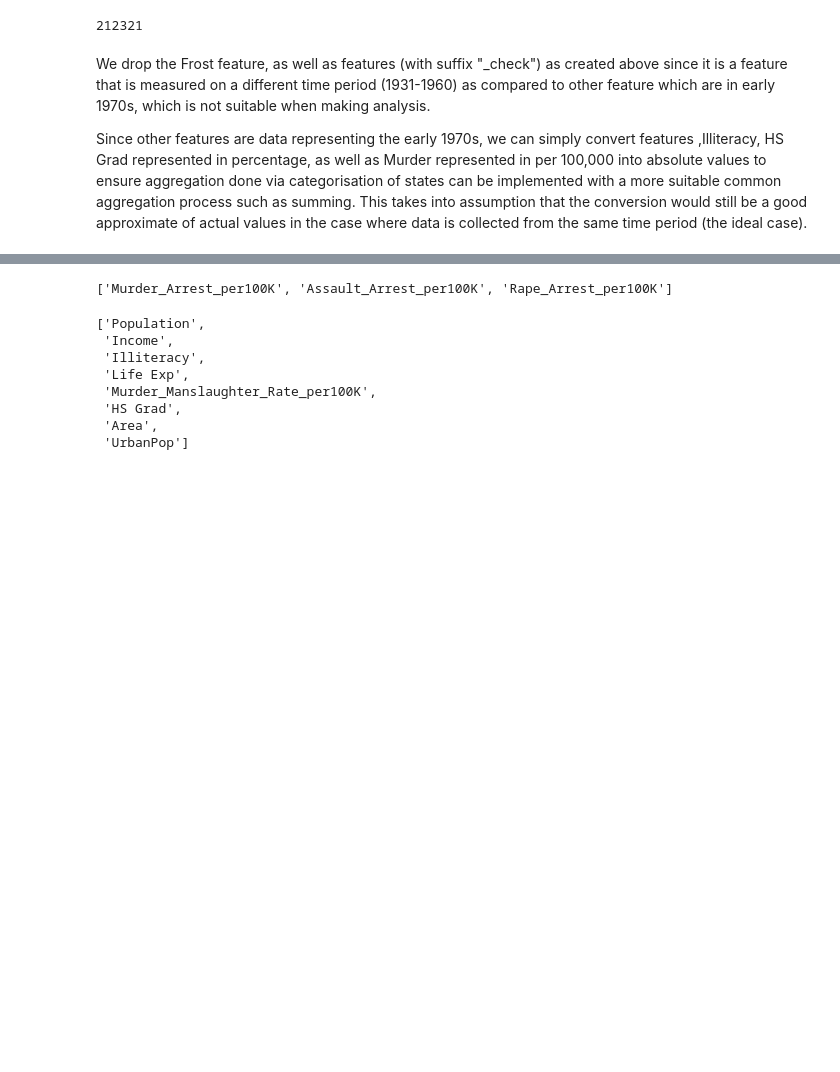
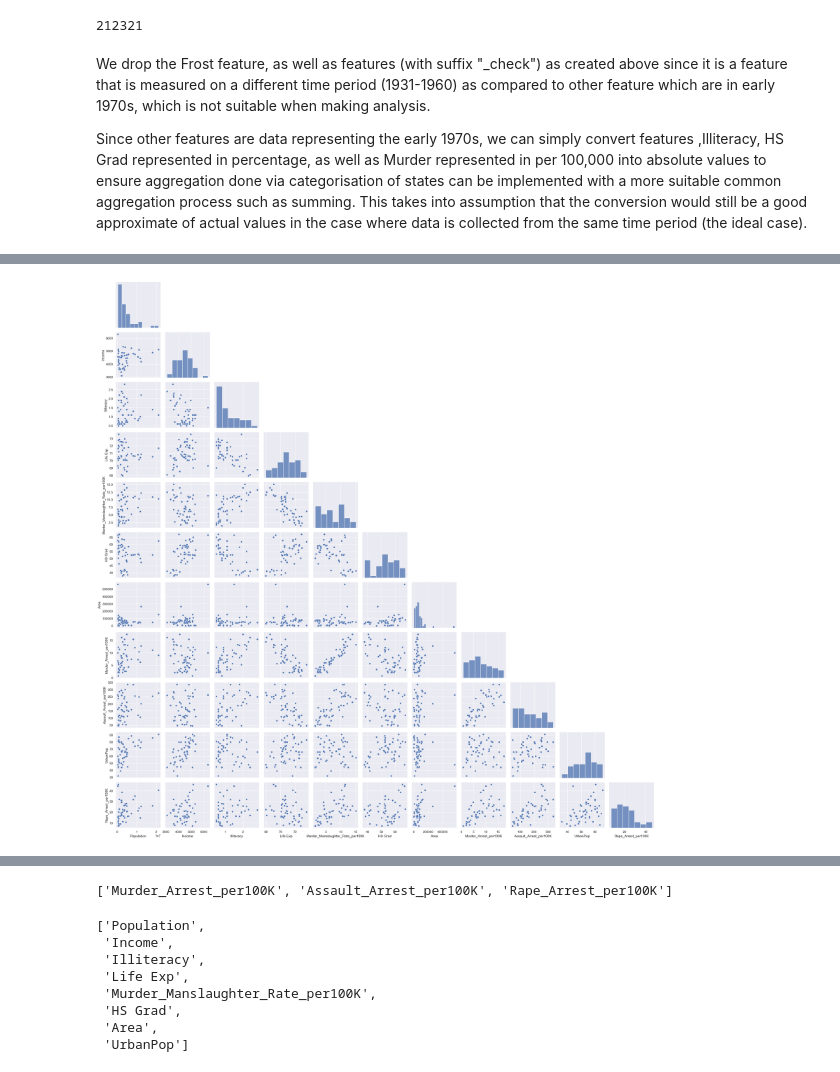
Before and after one commit to qzq92/Some_Job_Technical_Assessment, a Jupyter notebook: Section2_US_Arrests.ipynb, the cells around one changed output, grey strips where cells are left out. Saved outputs shown, nothing was run; the diff lists cells and outputs as text; code cells hidden in the pictures; blank space fills up the shorter version.

```diff
--- a/Section2_US_Arrests.ipynb
+++ b/Section2_US_Arrests.ipynb
@@ -308,0 +314,4 @@ us_data_df.drop(columns= ["Frost","Region_Division_check", "State_Region_check"]
+# %%
+sns.pairplot(us_data_df, corner=True);
+# %% [output]
+[figure, added]
```
Also changed, not shown: parts of 9 cells of this notebook.
